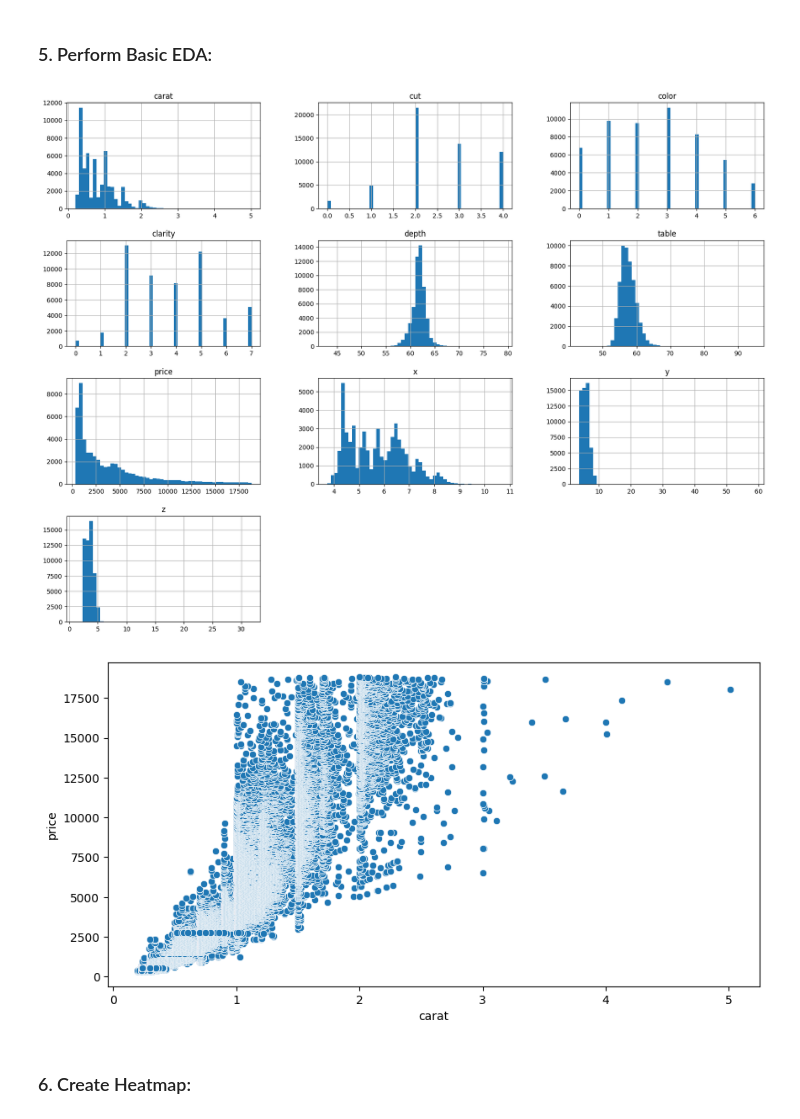
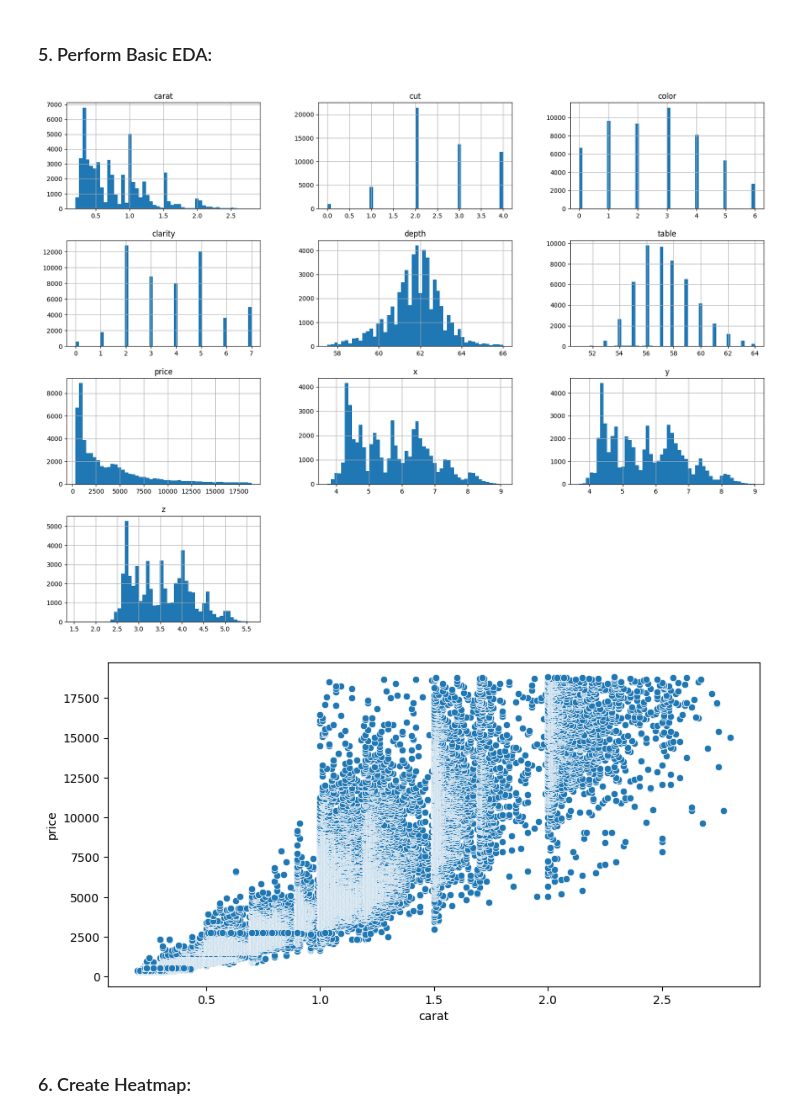
Before and after one commit to adripenaranda/diamond-price-prediction-linear-regression, a Jupyter notebook: Project_1_Diamond_Price_Prediction.ipynb, the cells around one changed output. Saved outputs shown, nothing was run; the diff lists cells and outputs as text; code cells hidden in the pictures.

Commit message:
Removing outliers. Better results R-squared Score: 0.90

```diff
--- a/Project_1_Diamond_Price_Prediction.ipynb
+++ b/Project_1_Diamond_Price_Prediction.ipynb
@@ -226,8 +238,7 @@ threshold = 3
 outliers = (abs(z_scores) > threshold).any(axis=1)
 
 # Remove outliers
-df_no_outliers = df[~outliers]
-
-df_no_outliers
+df2 = df[~outliers]
+df2
 # %% [output]
 |  | carat | cut | color | clarity | depth | table | price | x | y | z |
@@ -246,14 +257,14 @@ df_no_outliers
 # %%
 #Encoding for categorical variables.
 
-#Conserving the original in a nnew dataframe
-org = df.copy()
+#Conserving the original in a new dataframe
+org = df2.copy()
 
 # Applying label encoder to columns with categorical data
 columns = ['cut','color','clarity']
 label_encoder = LabelEncoder()
 for col in columns:
-    df[col] = label_encoder.fit_transform(df[col])
+    df2[col] = label_encoder.fit_transform(df2[col])
 # Call the function with your DataFrame
-create_barplots(df)
+create_barplots(df2)
 # %% [output]
@@ -266,17 +293,17 @@ In this analysins I will be using the attributes such as 'carat', 'cut', 'color'
 ### 5. Perform Basic EDA:
 # %%
 #Visualizing distribution of numerical attributes
-df.hist(bins=50, figsize=(20,15))
+df2.hist(bins=50, figsize=(20,15))
 #save_fig("attribute_histogram_plots")
 plt.show()
 # %% [output]
-[figure, old version]
+[figure, new version]
 # %%
 plt.figure(figsize=(10,5))
-sns.scatterplot(x=df['carat'], y=df['price'])
+sns.scatterplot(x=df2['carat'], y=df2['price'])
 plt.show()
 # %% [output]
-[figure, old version]
+[figure, new version]
 # %% [markdown]
 ### 6. Create Heatmap:
 # %%
```
Also changed, not shown: parts of 9 cells of this notebook.
